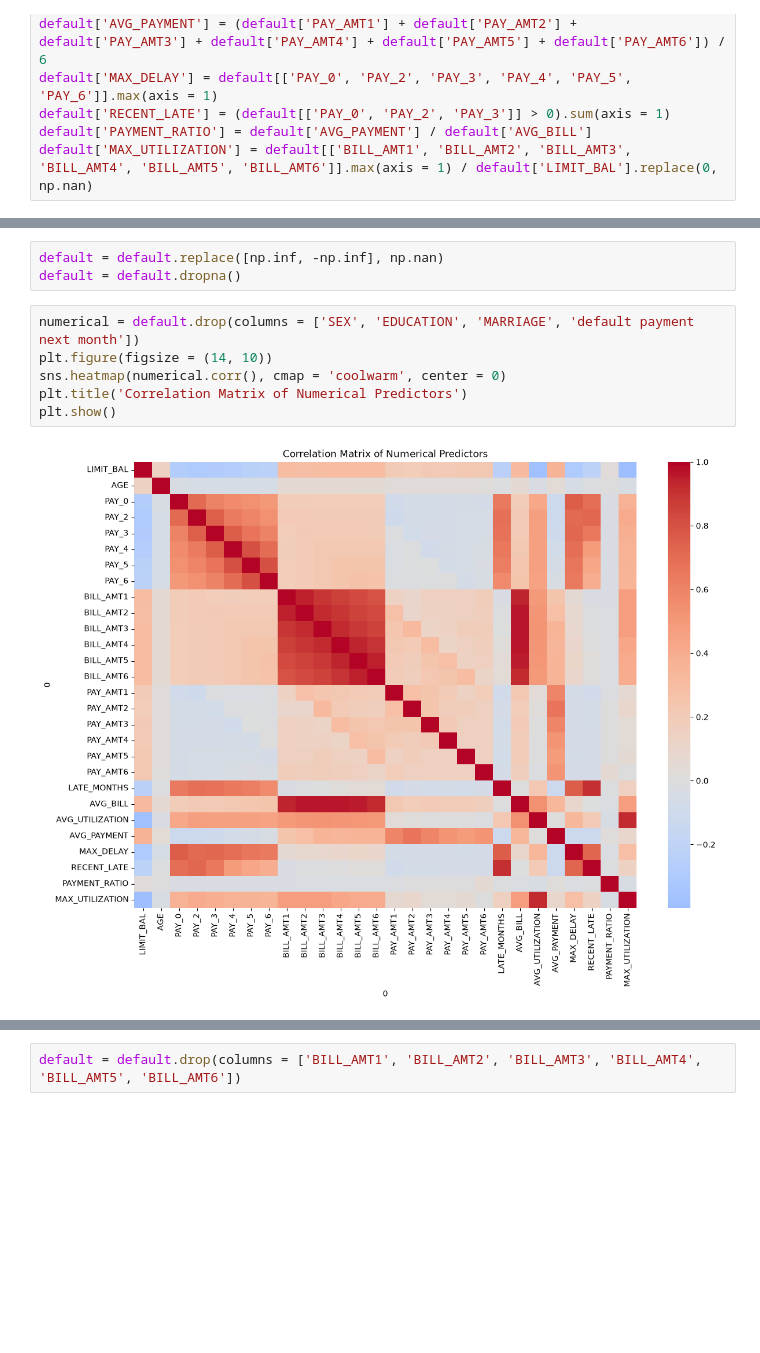
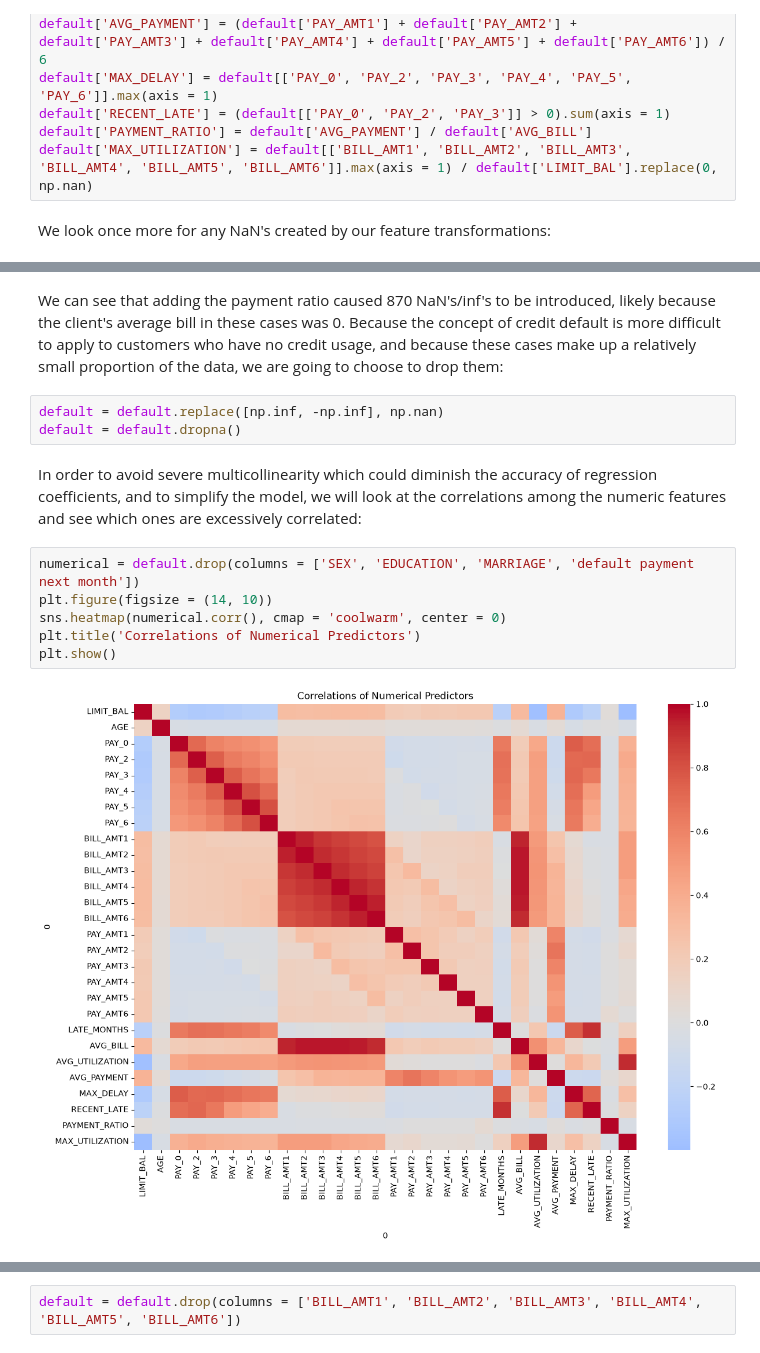
Before and after one commit to andiehart/CMSE-202-Project-Credit-Default, a Jupyter notebook: Project-Notebook.ipynb, the cells around one changed output, grey strips where cells are left out. Saved outputs shown, nothing was run; the diff lists cells and outputs as text; blank space fills up the shorter version.

Commit message:
Formatting and finalizing data preparation; adding background

```diff
--- a/Project-Notebook.ipynb
+++ b/Project-Notebook.ipynb
@@ -91,6 +74,8 @@ default['MAX_DELAY'] = default[['PAY_0', 'PAY_2', 'PAY_3', 'PAY_4', 'PAY_5', 'PA
 default['RECENT_LATE'] = (default[['PAY_0', 'PAY_2', 'PAY_3']] > 0).sum(axis = 1)
 default['PAYMENT_RATIO'] = default['AVG_PAYMENT'] / default['AVG_BILL']
 default['MAX_UTILIZATION'] = default[['BILL_AMT1', 'BILL_AMT2', 'BILL_AMT3', 'BILL_AMT4', 'BILL_AMT5', 'BILL_AMT6']].max(axis = 1) / default['LIMIT_BAL'].replace(0, np.nan)
+# %% [markdown]
+We look once more for any NaN's created by our feature transformations:
 # %%
 print('NaN:', default.isna().sum() + np.isposinf(default).sum() + np.isneginf(default).sum())
 # %% [output]
@@ -111,14 +96,18 @@ RECENT_LATE                     0
 PAYMENT_RATIO                 870
 MAX_UTILIZATION                 0
 dtype: int64
+# %% [markdown]
+We can see that adding the payment ratio caused 870 NaN's/inf's to be introduced, likely because the client's average bill in these cases was 0. Because the concept of credit default is more difficult to apply to customers who have no credit usage, and because these cases make up a relatively small proportion of the data, we are going to choose to drop them:
 # %%
 default = default.replace([np.inf, -np.inf], np.nan)
 default = default.dropna()
+# %% [markdown]
+In order to avoid severe multicollinearity which could diminish the accuracy of regression coefficients, and to simplify the model, we will look at the correlations among the numeric features and see which ones are excessively correlated:
 # %%
 numerical = default.drop(columns = ['SEX', 'EDUCATION', 'MARRIAGE', 'default payment next month'])
 plt.figure(figsize = (14, 10))
 sns.heatmap(numerical.corr(), cmap = 'coolwarm', center = 0)
-plt.title('Correlation Matrix of Numerical Predictors')
+plt.title('Correlations of Numerical Predictors')
 plt.show()
 # %% [output]
-[figure, old version]
+[figure, new version]
```
Also changed, not shown: parts of 16 cells of this notebook, 1 other file.
